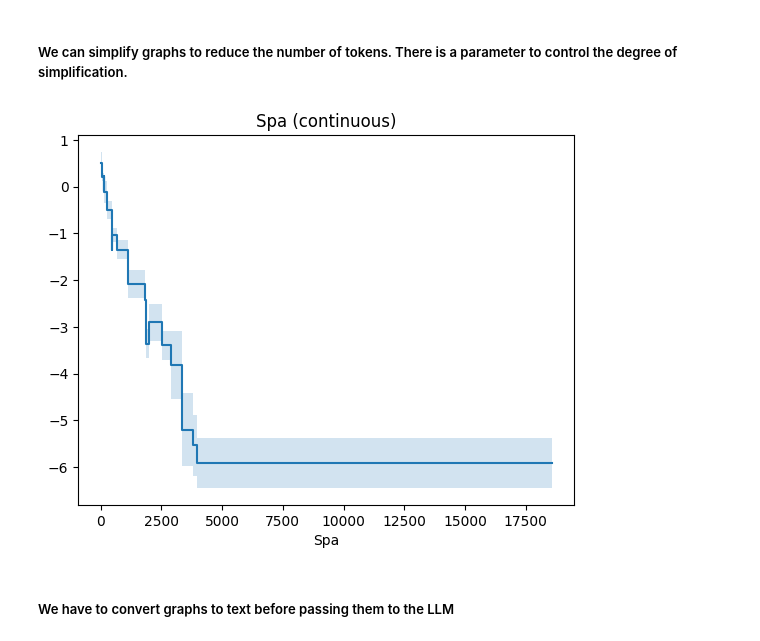
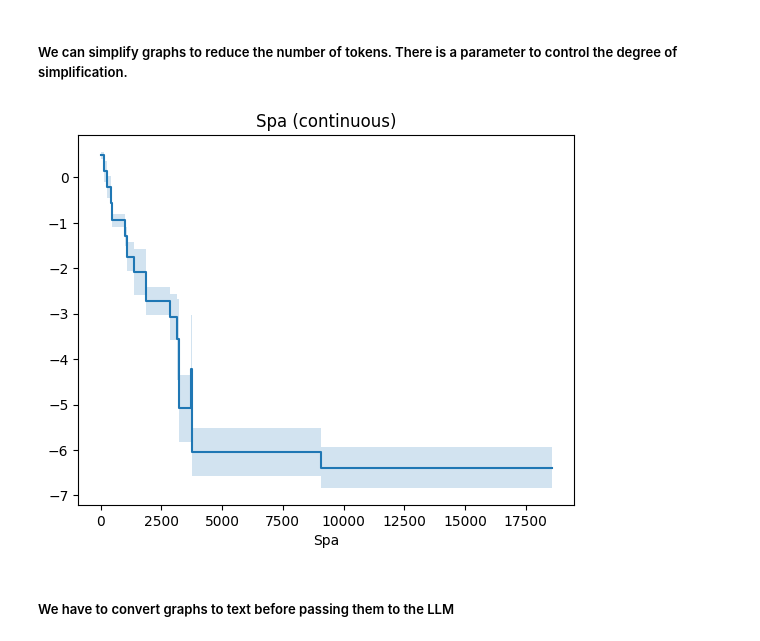
Before and after one commit to interpretml/TalkToEBM, a Jupyter notebook: notebooks/Spaceship Titanic.ipynb, the cells around one changed output. Cells and saved outputs as stored; diff of their text form; code cells hidden in the pictures.

```diff
--- a/notebooks/Spaceship Titanic.ipynb
+++ b/notebooks/Spaceship Titanic.ipynb
@@ -228,9 +215,9 @@ graphs.plot_graph(graphs.extract_graph(ebm, 0))
 # %% [markdown]
 ##### We can simplify graphs to reduce the number of tokens. There is a parameter to control the degree of simplification.
 # %%
-t2ebm.graphs.plot_graph(t2ebm.graphs.simplify_graph(graph, min_variation_per_cent=0.041))
+t2ebm.graphs.plot_graph(t2ebm.graphs.simplify_graph(graph, min_variation_per_cent=0.05))
 # %% [output]
-[figure, old version]
+[figure, new version]
 # %% [markdown]
 ##### We have to convert graphs to text before passing them to the LLM
 # %%
```
Also changed, not shown: parts of 15 cells of this notebook, 51 other files.
